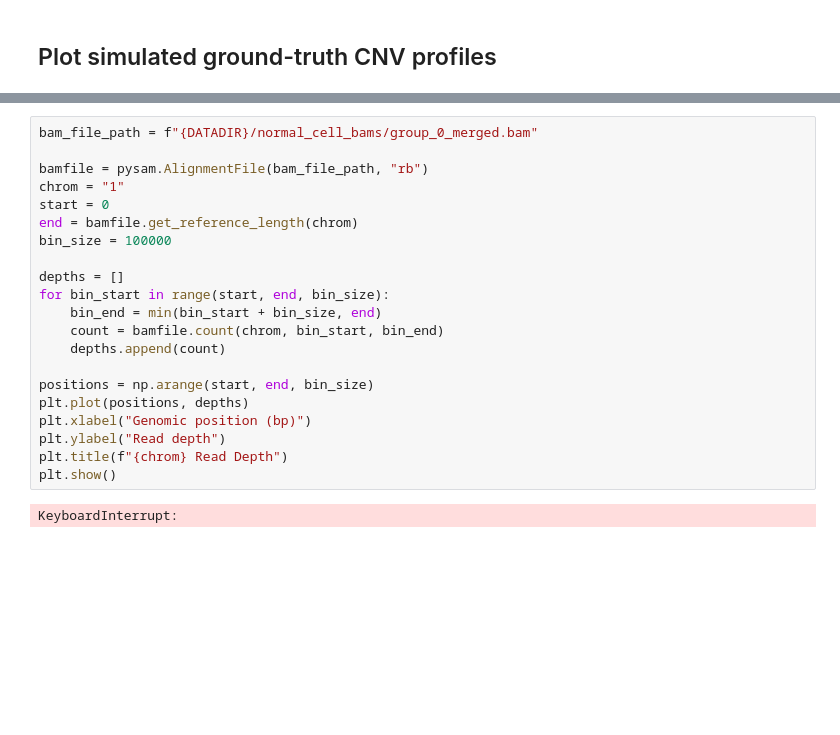
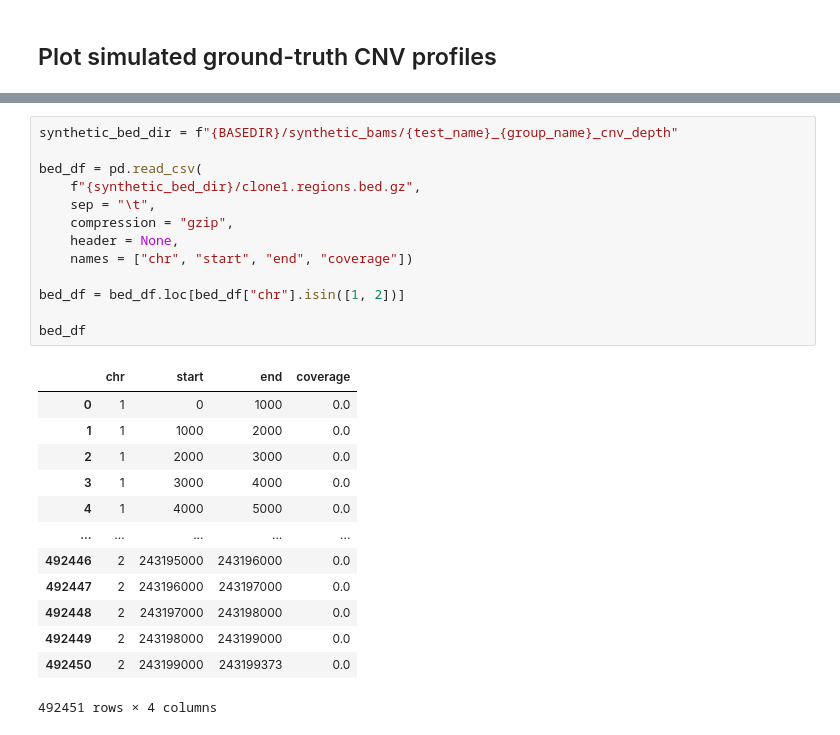
Before and after one commit to eunseos/cnv_simulator, a Jupyter notebook: notebooks/cnv_profile_plots.ipynb, the cells around one changed output, grey strips where cells are left out. Drawn from its saved outputs; the diff is of its cells as text; blank space fills up the shorter version.

```diff
--- a/notebooks/cnv_profile_plots.ipynb
+++ b/notebooks/cnv_profile_plots.ipynb
@@ -99,23 +125,27 @@ Saved figure to /data1/shahs3/users/sunge/cnv_simulator/figs/minitest_c3_6/true_
 # %%
-bam_file_path = f"{DATADIR}/normal_cell_bams/group_0_merged.bam"
+synthetic_bed_dir = f"{BASEDIR}/synthetic_bams/{test_name}_{group_name}_cnv_depth"
 
-bamfile = pysam.AlignmentFile(bam_file_path, "rb")
-chrom = "1"
-start = 0
-end = bamfile.get_reference_length(chrom)
-bin_size = 100000
+bed_df = pd.read_csv(
+    f"{synthetic_bed_dir}/clone1.regions.bed.gz",
+    sep = "\t",
+    compression = "gzip",
+    header = None,
+    names = ["chr", "start", "end", "coverage"])
 
-depths = []
-for bin_start in range(start, end, bin_size):
-    bin_end = min(bin_start + bin_size, end)
-    count = bamfile.count(chrom, bin_start, bin_end)
-    depths.append(count)
+bed_df = bed_df.loc[bed_df["chr"].isin([1, 2])]
 
-positions = np.arange(start, end, bin_size)
-plt.plot(positions, depths)
-plt.xlabel("Genomic position (bp)")
-plt.ylabel("Read depth")
-plt.title(f"{chrom} Read Depth")
-plt.show()
+bed_df
 # %% [output]
+|  | chr | start | end | coverage |
+| 0 | 1 | 0 | 1000 | 0.0 |
+| 1 | 1 | 1000 | 2000 | 0.0 |
+| 2 | 1 | 2000 | 3000 | 0.0 |
+| 3 | 1 | 3000 | 4000 | 0.0 |
+| 4 | 1 | 4000 | 5000 | 0.0 |
+| ... | ... | ... | ... | ... |
+| 492446 | 2 | 243195000 | 243196000 | 0.0 |
+| 492447 | 2 | 243196000 | 243197000 | 0.0 |
+| 492448 | 2 | 243197000 | 243198000 | 0.0 |
+| 492449 | 2 | 243198000 | 243199000 | 0.0 |
+| 492450 | 2 | 243199000 | 243199373 | 0.0 |
-KeyboardInterrupt:
+492451 rows × 4 columns
```
Also changed, not shown: parts of 9 cells of this notebook, 7 other files.
